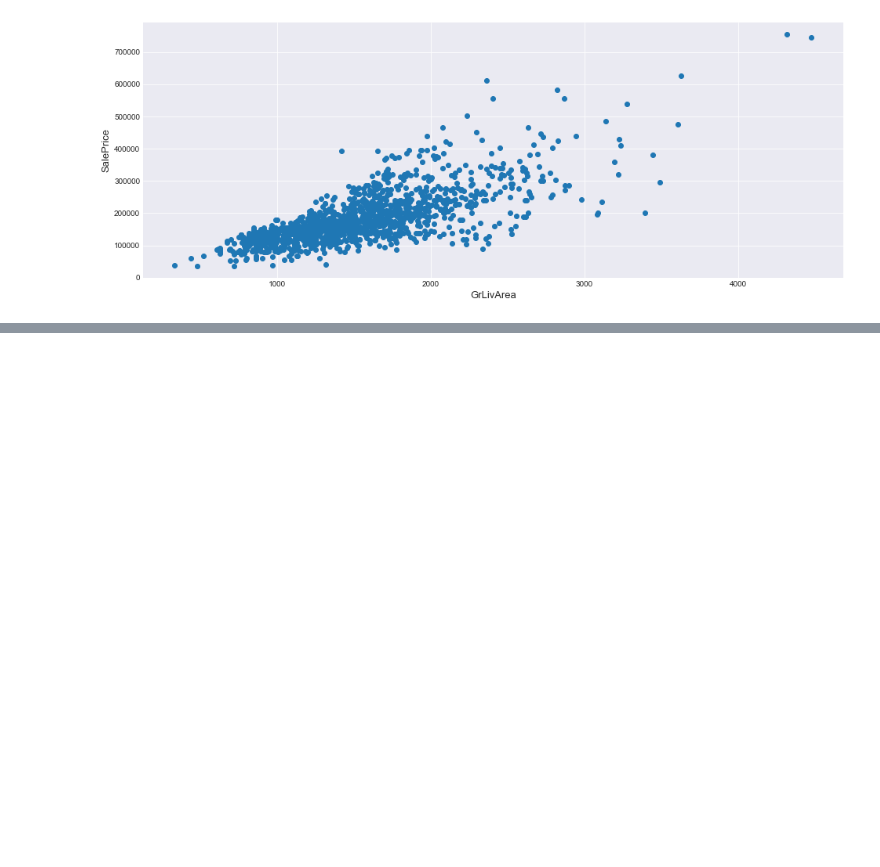
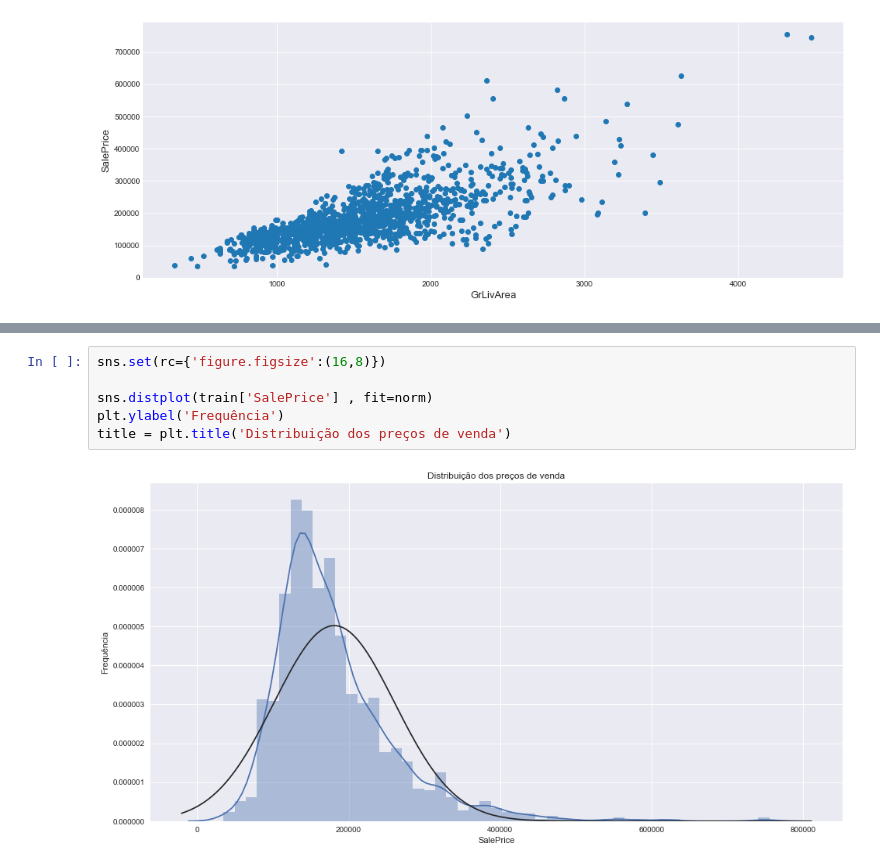
Before and after one commit to lschlee/ames-houseprices-regression, a Jupyter notebook: caderno-aprendizado-de-maquina.ipynb, the cells around one changed output, grey strips where cells are left out. Saved outputs shown, nothing was run; the diff lists cells and outputs as text; blank space fills up the shorter version.

Commit message:
Atualização até normalização de SalePrice

```diff
--- a/caderno-aprendizado-de-maquina.ipynb
+++ b/caderno-aprendizado-de-maquina.ipynb
@@ -111,0 +116,8 @@ plt.show()
+# %%
+sns.set(rc={'figure.figsize':(16,8)})
+
+sns.distplot(train['SalePrice'] , fit=norm)
+plt.ylabel('Frequência')
+title = plt.title('Distribuição dos preços de venda')
+# %% [output]
+[figure, added]
```
Also changed, not shown: parts of 6 cells of this notebook.
